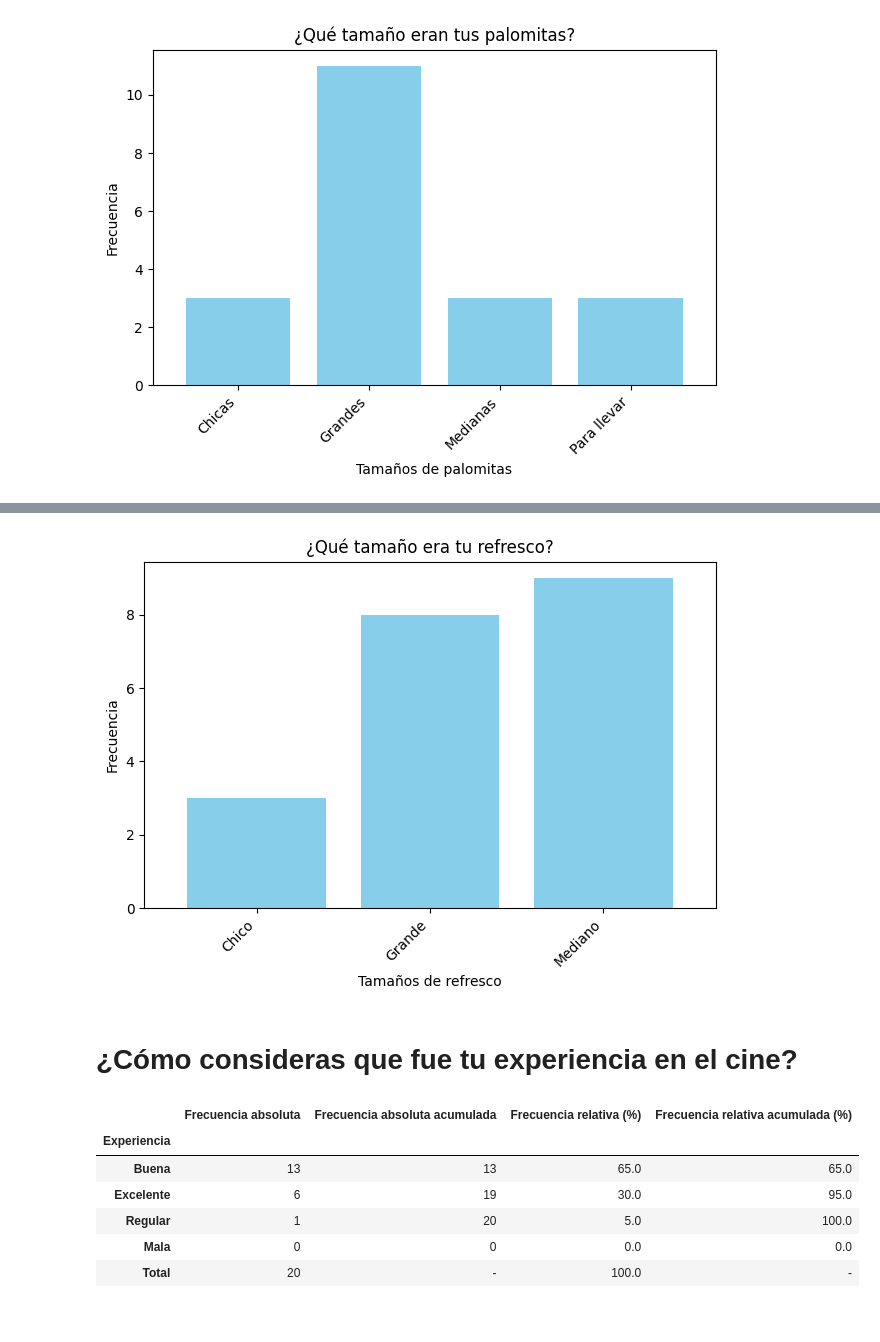
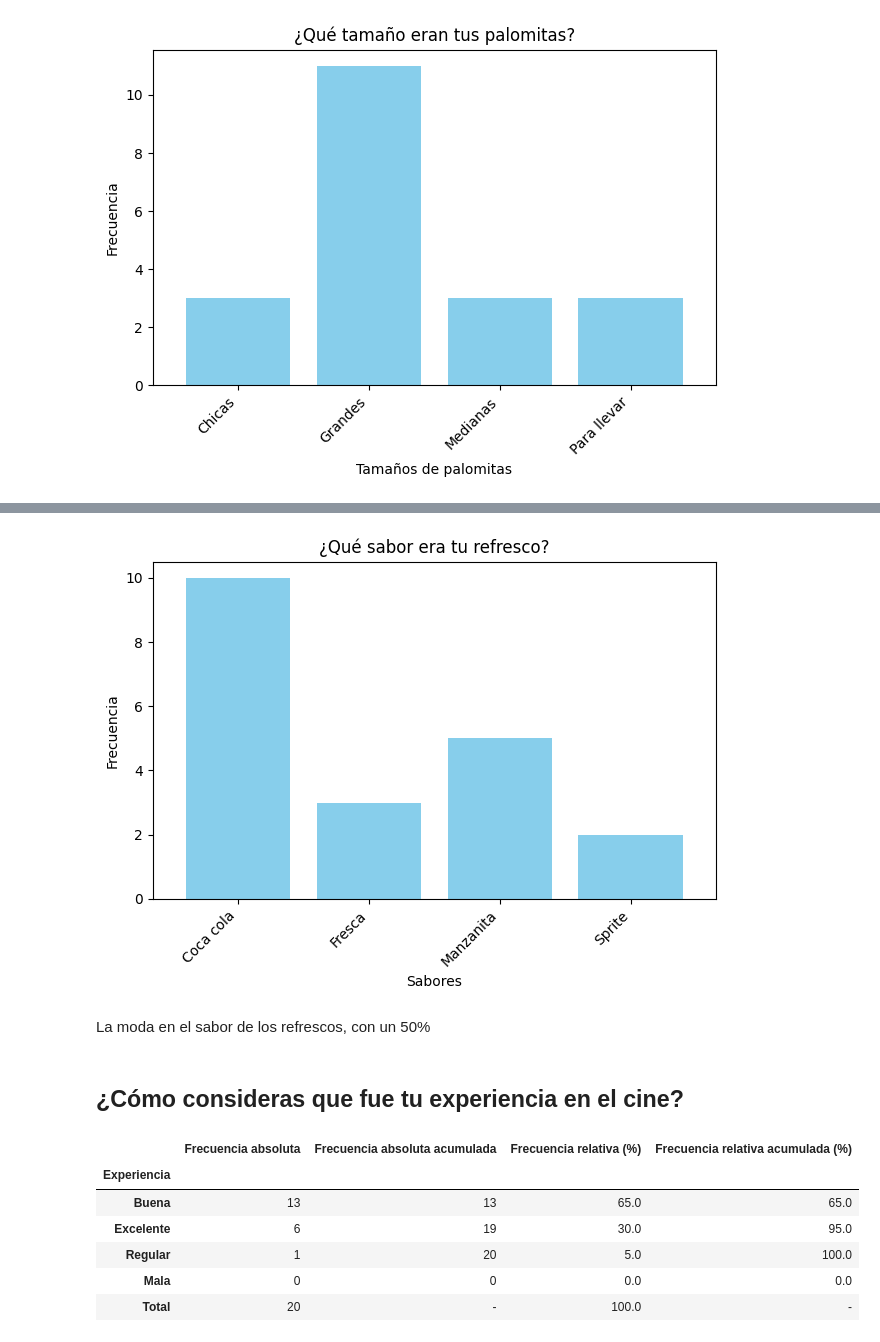
Before and after one commit to rafabelts/estadistica, a Jupyter notebook: presentacion.ipynb, the cells around one changed output, grey strips where cells are left out. Saved outputs shown, nothing was run; the diff lists cells and outputs as text; code cells hidden in the pictures.

```diff
--- a/presentacion.ipynb
+++ b/presentacion.ipynb
@@ -1,7 +1,7 @@
 # %%
 import pandas as p
 import matplotlib.pyplot as plt
-excel = p.read_csv("https://docs.google.com/spreadsheets/d/e/2PACX-1vQqg9EqbAHLj8bEiqbkxRWbg-TT0ixAWAzN4S20pwV0zVfuFW_Sx6H6ng_ac9TBrFVNJxhOTsBIL2rx/pub?gid=1665200568&single=true&output=csv")
+excel = p.read_csv("https://docs.google.com/spreadsheets/d/e/2PACX-1vQqg9EqbAHLj8bEiqbkxRWbg-TT0ixAWAzN4S20pwV0zVfuFW_Sx6H6ng_ac9TBrFVNJxhOTsBIL2rx/pub?output=csv")
 
 def generar_tabla_frecuencias(nombre, nuevo_nombre):
     excel.rename(columns={nombre : nuevo_nombre}, inplace=True)
@@ -89,5 +96,5 @@ generar_grafica_barras(tabla, "¿Qué tamaño eran tus palomitas?", "Tamaños de
 # %%
-tabla = generar_tabla_frecuencias("¿Qué tamaño era tu refresco?", "Tamaños de refresco")
+tabla = generar_tabla_frecuencias("¿Qué sabor era tu refresco?", "Sabores")
 tabla
 # %% [output]
 |  | Frecuencia absoluta | Frecuencia absoluta acumulada | Frecuencia relativa (%) | Frecuencia relativa acumulada (%) |
@@ -98,10 +106,12 @@ tabla
 | Total | 20 | - | 100.0 | - |
 # %%
-generar_grafica_barras(tabla, "¿Qué tamaño era tu refresco?", "Tamaños de refresco")
+generar_grafica_barras(tabla, "¿Qué sabor era tu refresco?", "Sabores")
 # %% [output]
-[figure, old version]
+[figure, new version]
+# %% [markdown]
+La moda en el sabor de los refrescos, con un 50%
 # %% [markdown]
-# ¿Cómo consideras que fue tu experiencia en el cine?
+## ¿Cómo consideras que fue tu experiencia en el cine?
 # %%
 tabla = generar_tabla_frecuencias("¿Cómo consideras que fue tu experiencia en el cine?", "Experiencia")
 tabla
```
Also changed, not shown: parts of 14 cells of this notebook.
